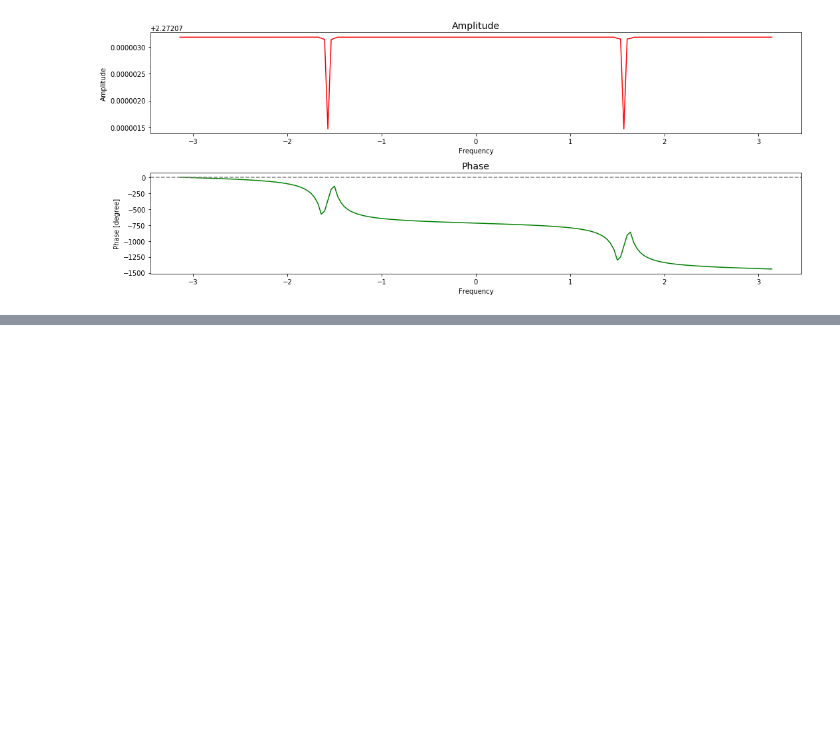
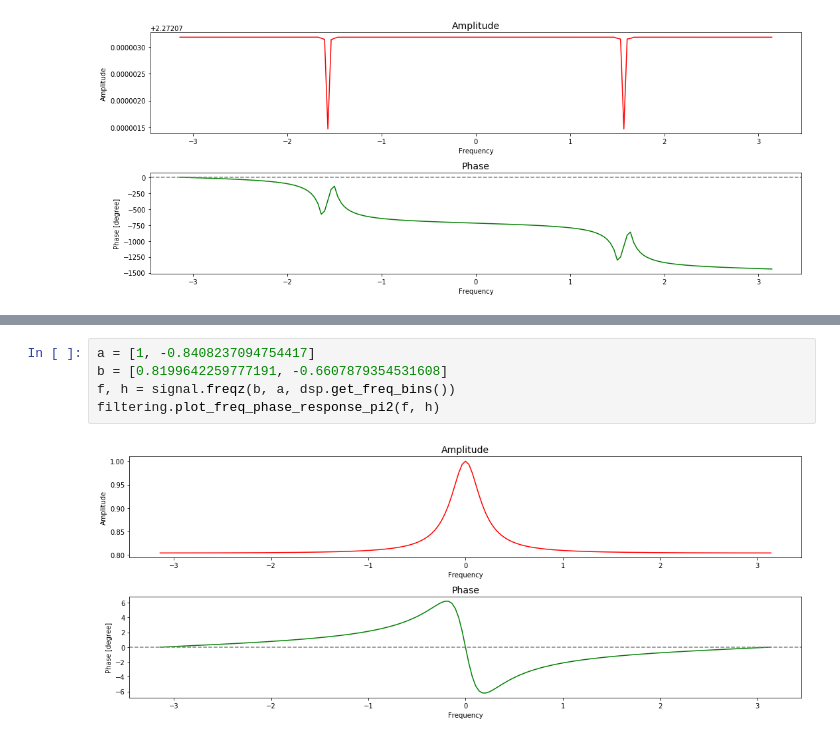
Before and after one commit to Wei1234c/Digital_Signal_Processing, a Jupyter notebook: notebooks/week6/Week 6 Lab.ipynb, the cells around one changed output, grey strips where cells are left out. Cells and saved outputs as stored; diff of their text form; blank space fills up the shorter version.

```diff
--- a/notebooks/week6/Week 6 Lab.ipynb
+++ b/notebooks/week6/Week 6 Lab.ipynb
@@ -907,0 +916,7 @@ f, h = filtering.get_H_from_zeros_poles(zeros, poles, 180, plot = True)
+# %%
+a = [1, -0.8408237094754417]
+b = [0.8199642259777191, -0.6607879354531608]
+f, h = signal.freqz(b, a, dsp.get_freq_bins())
+filtering.plot_freq_phase_response_pi2(f, h)
+# %% [output]
+[figure, added]
```
Also changed, not shown: parts of 2 cells of this notebook, 5 other files.
